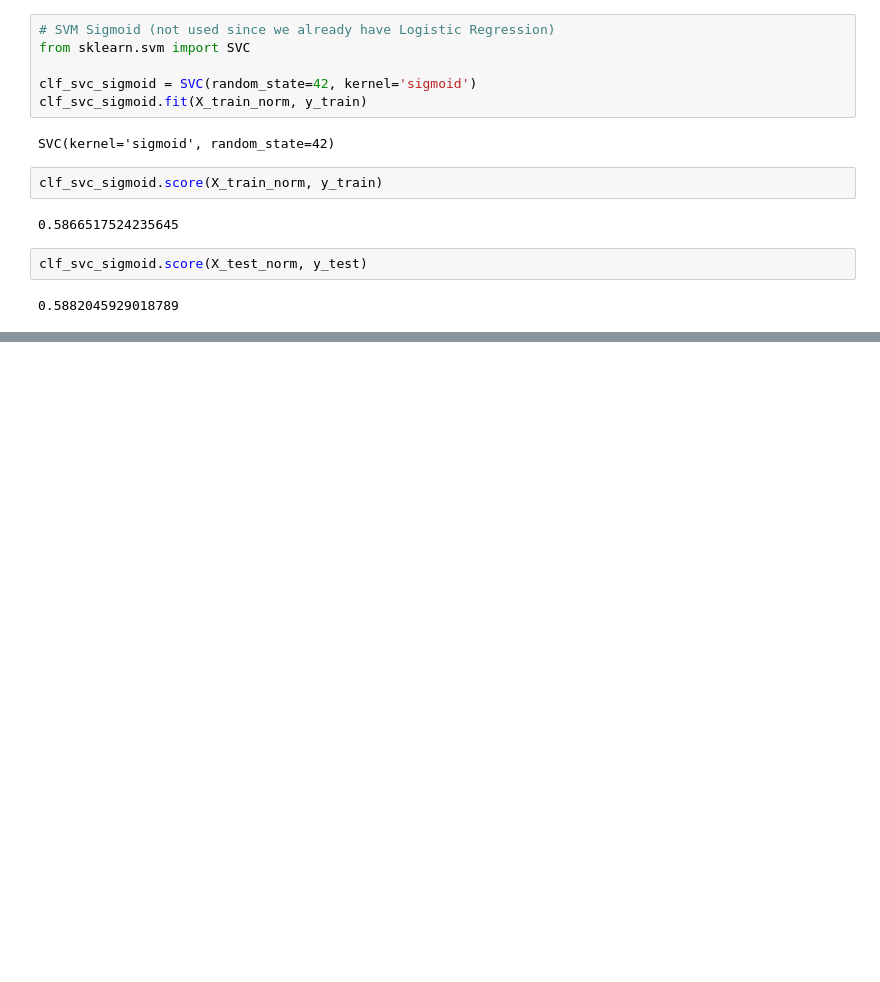
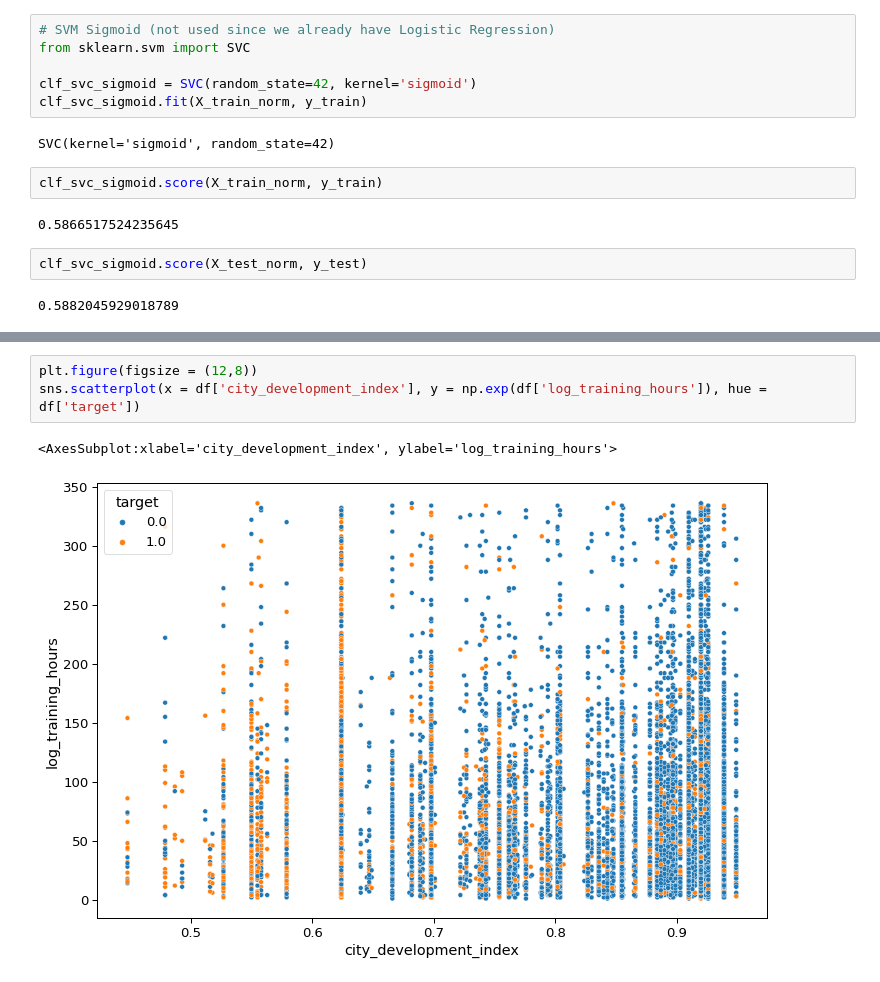
Before and after one commit to faheemrajwadkar/HR-Analytics---Job-Change-Classification-using-CART, a Jupyter notebook: HR Analytics Job Change Classification - CART.ipynb, the cells around one changed output, grey strips where cells are left out. Cells and saved outputs as stored; diff of their text form; blank space fills up the shorter version.

```diff
--- a/HR Analytics Job Change Classification - CART.ipynb
+++ b/HR Analytics Job Change Classification - CART.ipynb
@@ -1657,0 +1850,6 @@ clf_svm_cv.score(X_test_norm, y_test)
+# %%
+plt.figure(figsize = (12,8))
+sns.scatterplot(x = df['city_development_index'], y = np.exp(df['log_training_hours']), hue = df['target'])
+# %% [output]
+<AxesSubplot:xlabel='city_development_index', ylabel='log_training_hours'>
+[figure, added]
```
Also changed, not shown: parts of 29 cells of this notebook.
